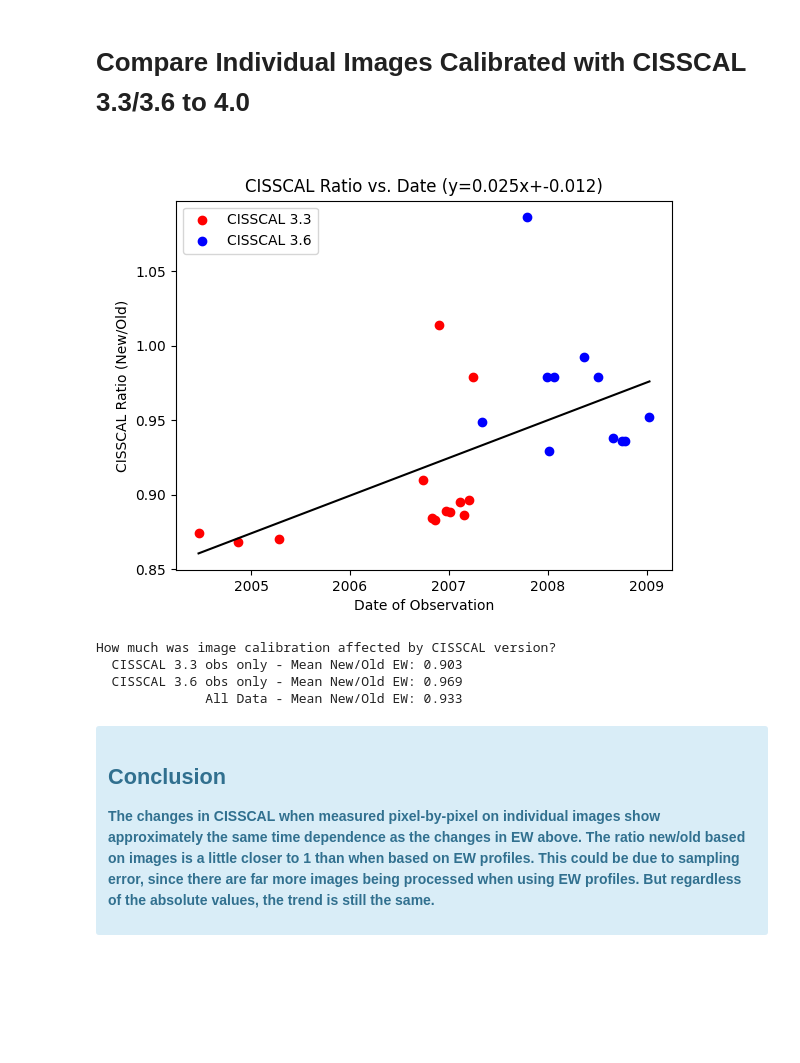
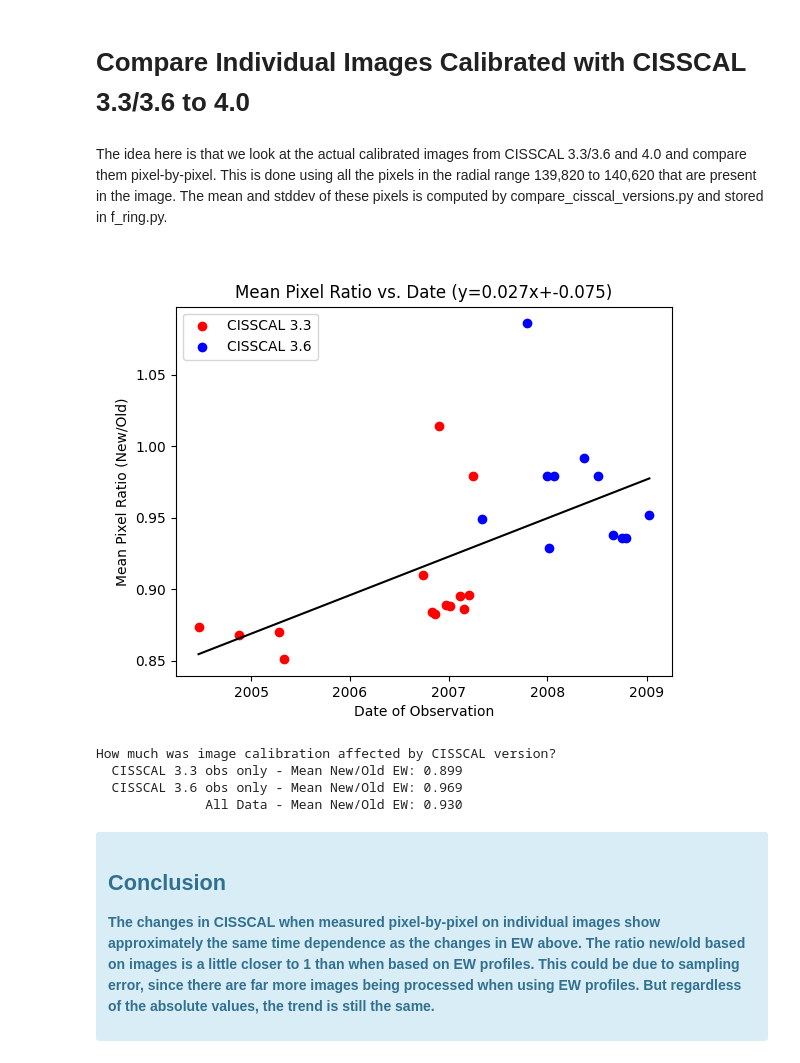
Before and after one commit to rfrenchseti/f-ring, a Jupyter notebook: notebooks/12-analyze_cisscal_calibration.ipynb, the cells around one changed output. Drawn from its saved outputs; the diff is of its cells as text; code cells hidden in the pictures; blank space fills up the shorter version.

```diff
--- a/notebooks/12-analyze_cisscal_calibration.ipynb
+++ b/notebooks/12-analyze_cisscal_calibration.ipynb
@@ -60,9 +60,8 @@ from f_ring_util.f_ring import (add_cisscal_ratios,
 mpl.rcParams['figure.max_open_warning'] = 100
 # %%
 # Read the new data and populate the old data
-obsdata = read_ew_stats('../data_files/cass_ew_60_0.csv',
-                        obslist_filename='CASSINI_OBSERVATION_LIST',
-                        obslist_column='For Photometry')
+obsdata = read_ew_stats('../data_files/cass_ew_0_0.csv',
+                        obslist_filename='CASSINI_OBSERVATION_LIST')
 
 # Find the intersection of the old and new data
 # This also adds in the fields:
@@ -145,24 +144,27 @@ The difference in CISSCAL versions shows a distinct time dependence, with CISSCA
 </div>
 # %% [markdown]
 # Compare Individual Images Calibrated with CISSCAL 3.3/3.6 to 4.0
+# %% [markdown]
+The idea here is that we look at the actual calibrated images from CISSCAL 3.3/3.6 and 4.0 and compare them pixel-by-pixel.
+This is done using all the pixels in the radial range 139,820 to 140,620 that are present in the image. The mean and stddev of these pixels is computed by compare_cisscal_versions.py and stored in f_ring.py.
 # %%
 plt.figure()
 coeff = np.polyfit(commondata['Date_days'], commondata['CISSCAL Ratio'], 1)
 date_min = commondata['Date_days'].min()
 date_max = commondata['Date_days'].max()
 plt.plot([date_min,date_max], np.polyval(coeff, [date_min,date_max]), '-',
          color='black')
 p1 = plt.scatter(commondata33['Date'], commondata33['CISSCAL Ratio'],
                  color='red', label='CISSCAL 3.3')
 p2 = plt.scatter(commondata36['Date'], commondata36['CISSCAL Ratio'],
                  color='blue', label='CISSCAL 3.6')
 add_hover(commondata33, p1, commondata36, p2)
 plt.legend(loc='upper left')
 plt.xlabel('Date of Observation')
-plt.ylabel('CISSCAL Ratio (New/Old)')
-_=plt.title(f'CISSCAL Ratio vs. Date (y={coeff[0]*365.25:.3f}x+{coeff[1]:.3f})')
+plt.ylabel('Mean Pixel Ratio (New/Old)')
+_=plt.title(f'Mean Pixel Ratio vs. Date (y={coeff[0]*365.25:.3f}x+{coeff[1]:.3f})')
 # %% [output]
-[figure, old version]
+[figure, new version]
 # %%
 print('How much was image calibration affected by CISSCAL version?')
 c33_mean = commondata33['CISSCAL Ratio'].mean()
@@ -173,9 +175,9 @@ print(f'  CISSCAL 3.6 obs only - Mean New/Old EW: {c36_mean:.3f}')
 print(f'              All Data - Mean New/Old EW: {overall_mean:.3f}')
 # %% [output]
 How much was image calibration affected by CISSCAL version?
-  CISSCAL 3.3 obs only - Mean New/Old EW: 0.903
+  CISSCAL 3.3 obs only - Mean New/Old EW: 0.899
   CISSCAL 3.6 obs only - Mean New/Old EW: 0.969
-              All Data - Mean New/Old EW: 0.933
+              All Data - Mean New/Old EW: 0.930
 # %% [markdown]
 <div class="alert alert-info">
 <h2>Conclusion</h2>
```
Also changed, not shown: parts of 8 cells of this notebook, 23 other files.
